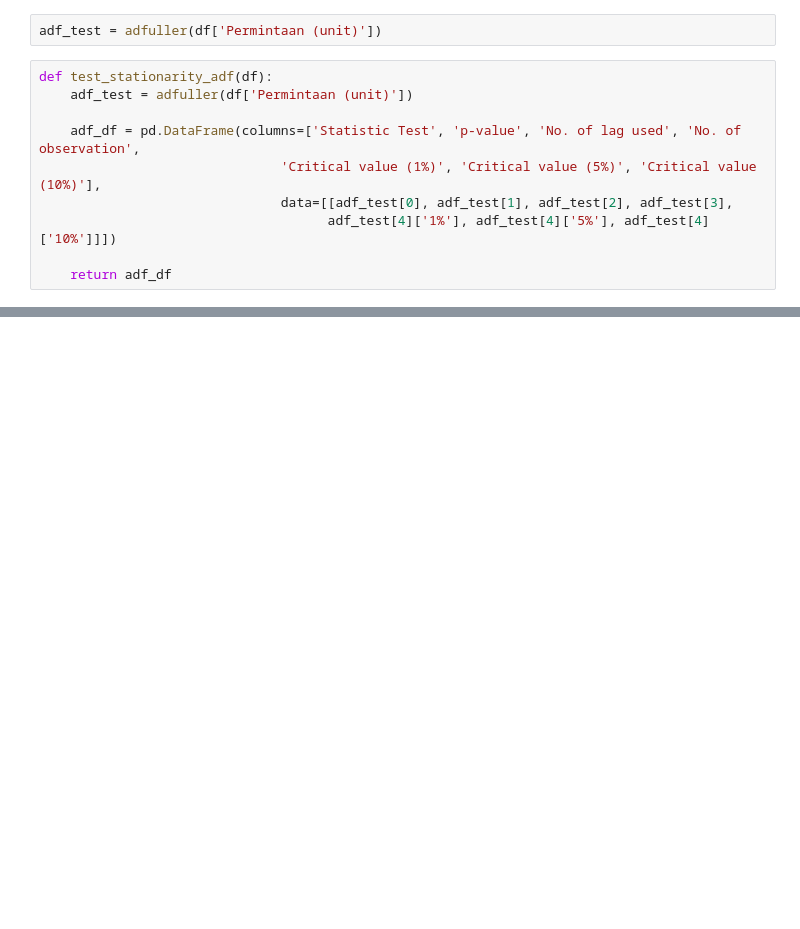
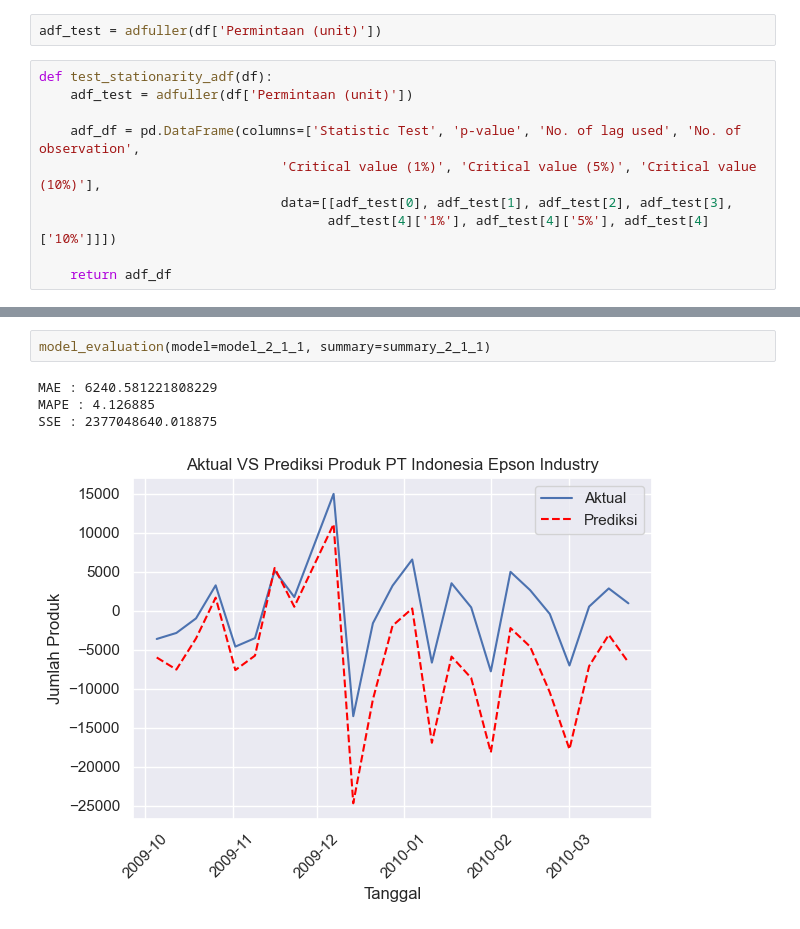
Before and after one commit to andrewmanuelt/arima, a Jupyter notebook: timeseries.ipynb, the cells around one changed output, grey strips where cells are left out. Drawn from its saved outputs; the diff is of its cells as text; blank space fills up the shorter version.

```diff
--- a/timeseries.ipynb
+++ b/timeseries.ipynb
@@ -85,0 +257,7 @@ model.fit(df)
+# %%
+model_evaluation(model=model_2_1_1, summary=summary_2_1_1)
+# %% [output]
+MAE : 6240.581221808229
+MAPE : 4.126885
+SSE : 2377048640.018875
+[figure, added]
```
Also changed, not shown: parts of 28 cells of this notebook.
